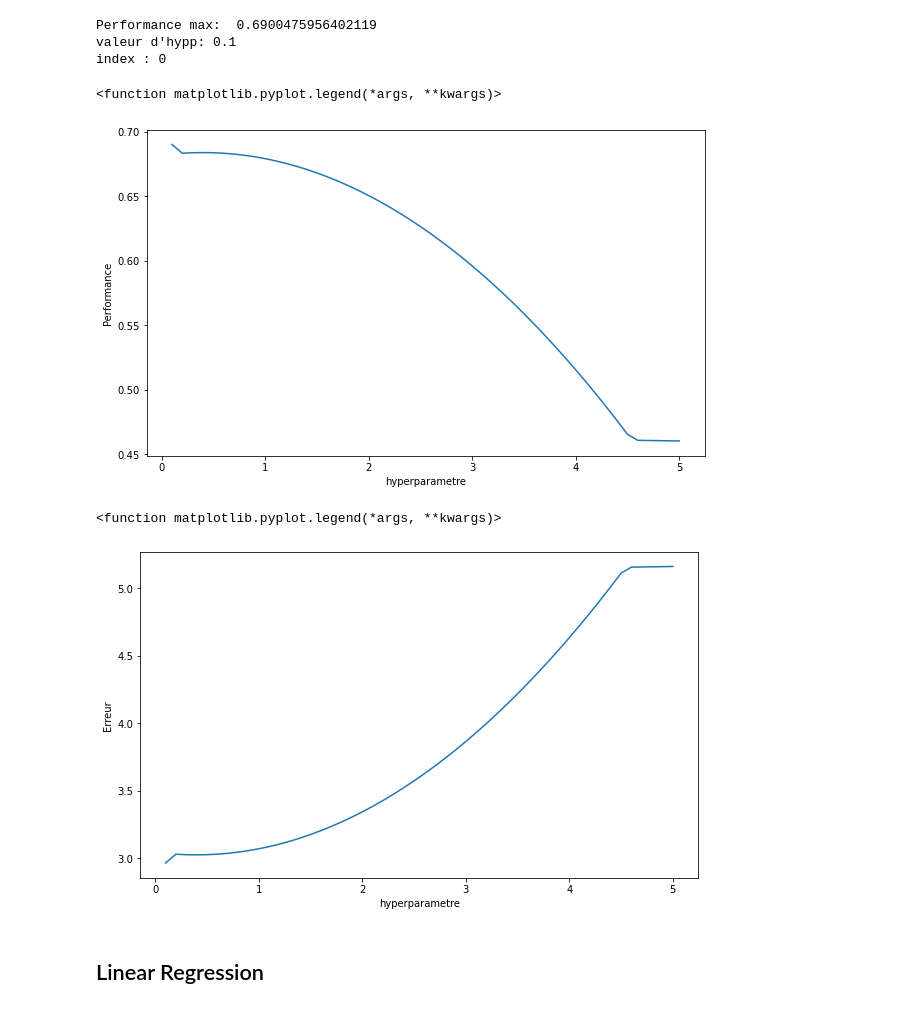
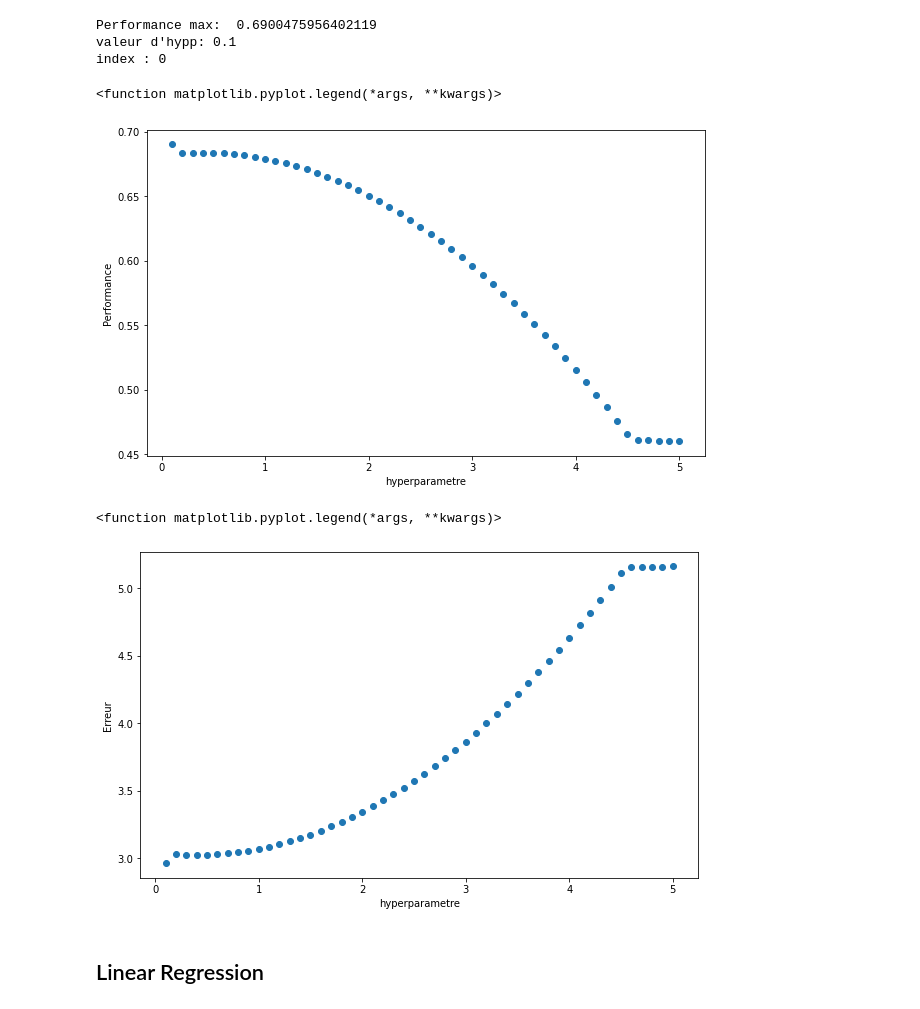
Before and after one commit to hajarison/Data_Analytics_Portfolio, a Jupyter notebook: DATA_PROJECT/002_Car_Price_Pred/Car_Pred_Project_INSI.ipynb, the cells around one changed output. Cells and saved outputs as stored; diff of their text form; code cells hidden in the pictures.

```diff
--- a/DATA_PROJECT/002_Car_Price_Pred/Car_Pred_Project_INSI.ipynb
+++ b/DATA_PROJECT/002_Car_Price_Pred/Car_Pred_Project_INSI.ipynb
@@ -890,22 +884,22 @@ valeur d'hypp: 0.1
 index : 0
 # %%
 plt.figure(figsize=(10,6))
-plt.plot(reg_value,r2_lasso)
+plt.scatter(reg_value,r2_lasso)
 plt.xlabel('hyperparametre')
 plt.ylabel('Performance')
 plt.legend
 # %% [output]
 <function matplotlib.pyplot.legend(*args, **kwargs)>
-[figure, old version]
+[figure, new version]
 # %%
 plt.figure(figsize=(10,6))
-plt.plot(reg_value,mse_lasso)
+plt.scatter(reg_value,mse_lasso)
 plt.xlabel('hyperparametre')
 plt.ylabel('Erreur')
 plt.legend
 # %% [output]
 <function matplotlib.pyplot.legend(*args, **kwargs)>
-[figure, old version]
+[figure, new version]
 # %% [markdown]
 ## Linear Regression
 # %%
```
Also changed, not shown: parts of 42 cells of this notebook, 2 other files.
